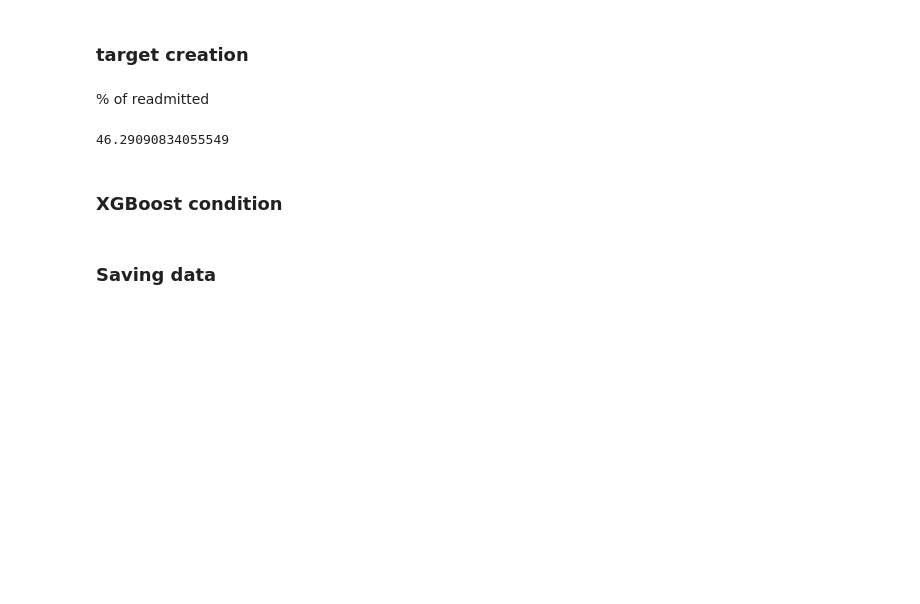
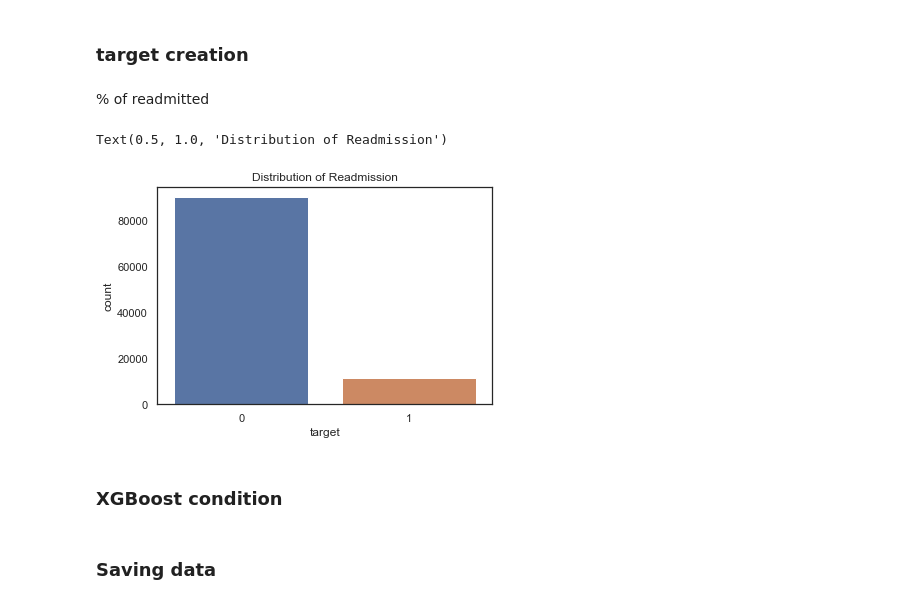
Before and after one commit to wiflore/Diabetes-ML-Case, a Jupyter notebook: research-notebooks/Diabetes 130-US hospitals for years 1999-2008.ipynb, the cells around one changed output. Cells and saved outputs as stored; diff of their text form; code cells hidden in the pictures; blank space fills up the shorter version.

Commit message:
model tuning, artifact and insights"

```diff
--- a/research-notebooks/Diabetes 130-US hospitals for years 1999-2008.ipynb
+++ b/research-notebooks/Diabetes 130-US hospitals for years 1999-2008.ipynb
@@ -422,3 +429,6 @@ df = removing_outliers(df, outliers_col)
+# %%
+for col in num_cols:
+    df[col] = np.log(df[col])
 # %% [markdown]
 ### 3.2.4 Dealing With NaNs <a class="anchor" id="DealingZeros"></a>
 # %%
@@ -499,5 +509,3 @@ thresold_top_diags = 40
 codes = diag_conbine.head(thresold_top_diags).to_frame('% code vs diags').index.to_list()
 for code in codes:
     df['diag_'+ str(code)] = (df['diag_1'] == code)|(df['diag_2'] == code)|(df['diag_3'] == code)
-# %%
-df.drop(["diag_1", "diag_2", "diag_3"], axis=1, inplace=True)
@@ -527,3 +554,7 @@ Index(['race', 'gender', 'age', 'admission_type_id',
+# %%
+#df.drop(["diag_1", "diag_2", "diag_3"], axis=1, inplace=True)
+#Inputing NaN value with a NaN numerical code as models uses numbers for both numerical and categorical features
+df.fillna('-100', inplace = True, downcast=True)
 # %% [markdown]
 ### dummies creation
 # %%
@@ -545,15 +576,16 @@ df.filter(regex='discharge_').sample(10)
 # %% [markdown]
 ### target creation
 # %%
-df["target"] = 1 - df['readmitted_NO']
+df["target"] = df['readmitted_<30']
 # %%
 df.drop(['readmitted_<30','readmitted_>30', 'readmitted_NO'], axis=1, inplace=True)
 # %% [markdown]
 % of readmitted
-# %%
-df['target'].sum()/len(df)*100
-# %% [output]
-46.29090834055549
+# %%
+sns.countplot(df['target']).set_title('Distribution of Readmission')
+# %% [output]
+Text(0.5, 1.0, 'Distribution of Readmission')
+[figure, added]
 # %% [markdown]
 ### XGBoost condition
 # %%
```
Also changed, not shown: parts of 54 cells of this notebook, 7 other files.
